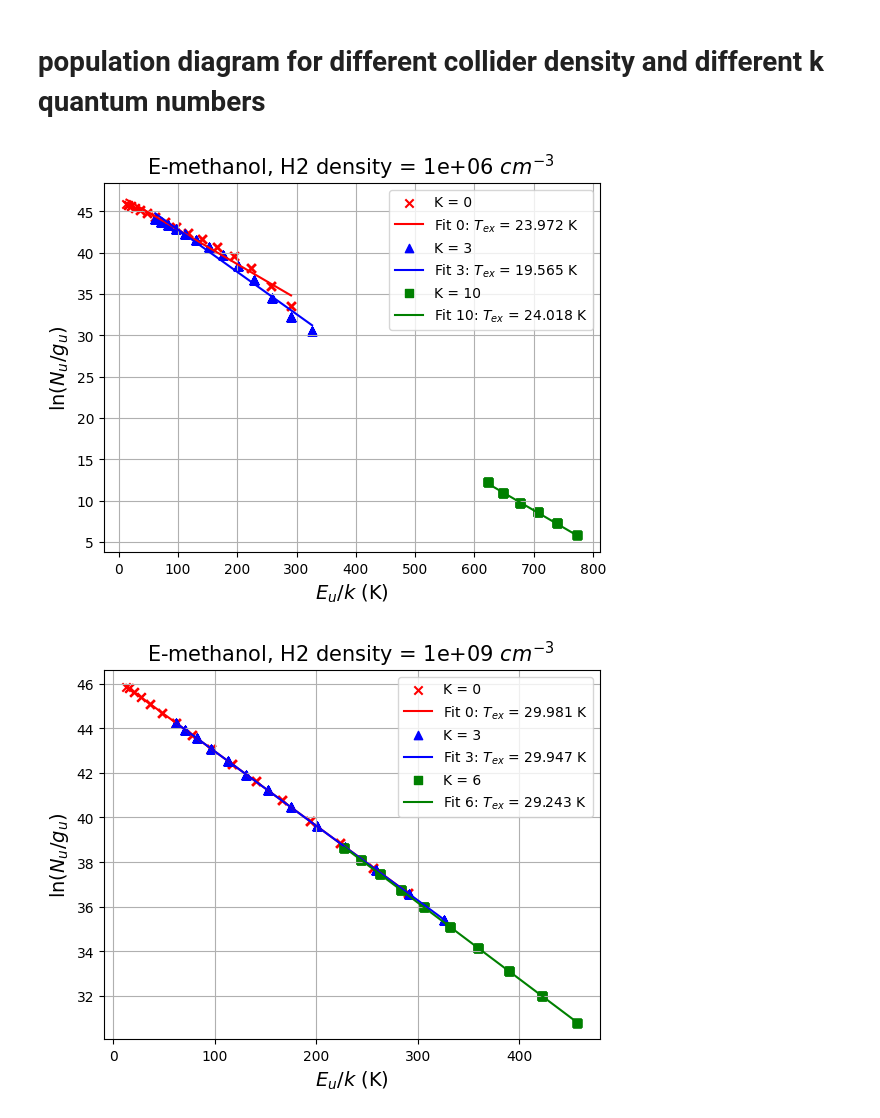
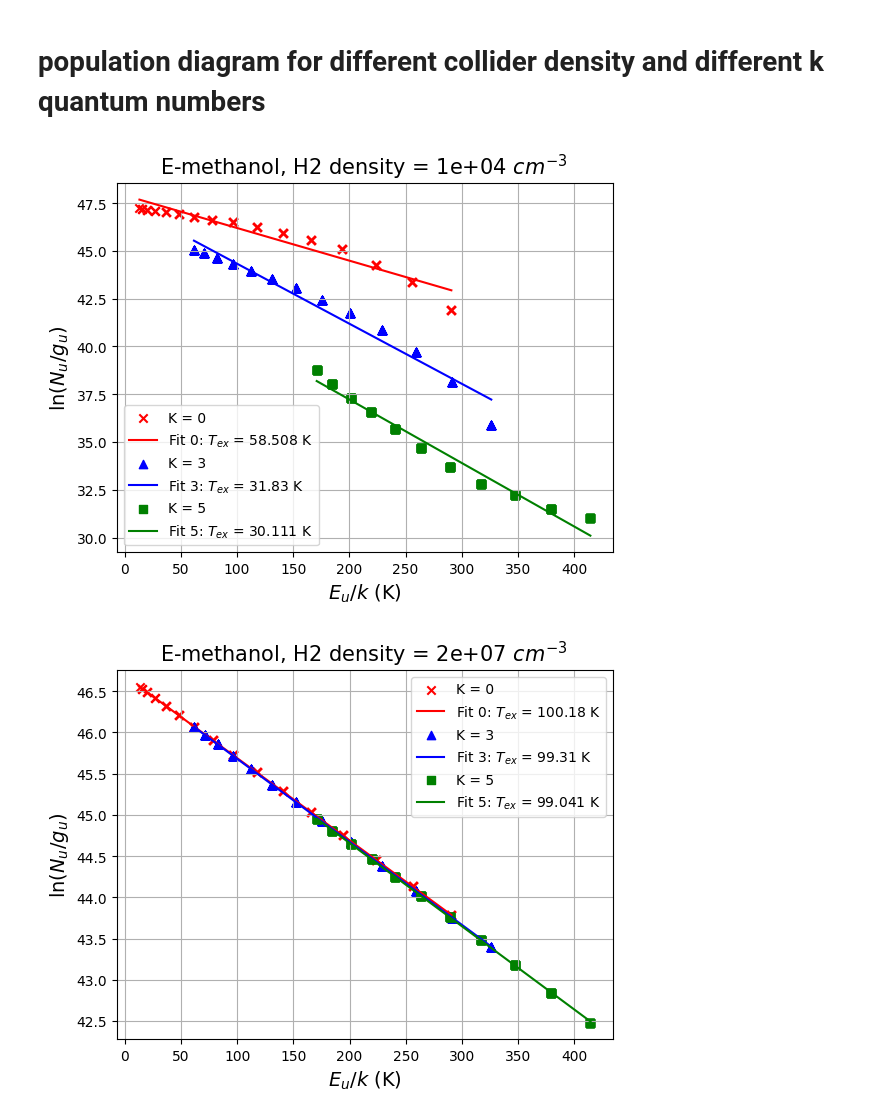
Before and after one commit to aleksej-rodano/phas0052_project, a Jupyter notebook: pythonradex_clean.ipynb, the cells around one changed output. Cells and saved outputs as stored; diff of their text form; code cells hidden in the pictures.

```diff
--- a/pythonradex_clean.ipynb
+++ b/pythonradex_clean.ipynb
@@ -1918,19 +1881,20 @@ def plot_population_diagram_K(cloud, data, k_values, h2_density, title="Populati
     plt.legend()
     ax.grid()
     plt.show()
-# %%
-h2_density_cm = {"H2": 1e6}  # dictionary format
-# select 3 different k values
-
-k_values = ["0", "3", "10"]
-
-plot_population_diagram_K(cloud_methanol_E, data_methanol_E, k_values, h2_density_cm)
-# %% [output]
-[figure, removed]
-# %%
-h2_density_cm = {"H2": 1e9}
-# select 3 different k values
-k_values = ["0", "3", "6"]
-plot_population_diagram_K(cloud_methanol_E, data_methanol_E, k_values, h2_density_cm)
-# %% [output]
-[figure, removed]
+# %%
+h2_density_cm1 = {"H2": 1e4}  # dictionary format
+h2_density_cm2 = {"H2": 2e7}  # dictionary format
+# h2_density_cm3 = {"H2": 1e9}  # dictionary format
+Tkin_test = 100
+
+N_methanol = 1e17 / constants.centi**3  # total column density in m^-2
+# select 3 different k values
+
+k_values = ["0", "3", "5"]
+
+plot_population_diagram_K(k_values, N_methanol, Tkin_test, h2_density_cm1)
+plot_population_diagram_K(k_values, N_methanol, Tkin_test, h2_density_cm2)
+# plot_population_diagram_K(k_values, N_methanol, Tkin_test, h2_density_cm3)
+# %% [output]
+[figure, added]
+[figure, added]
```
Also changed, not shown: parts of 20 cells of this notebook.
